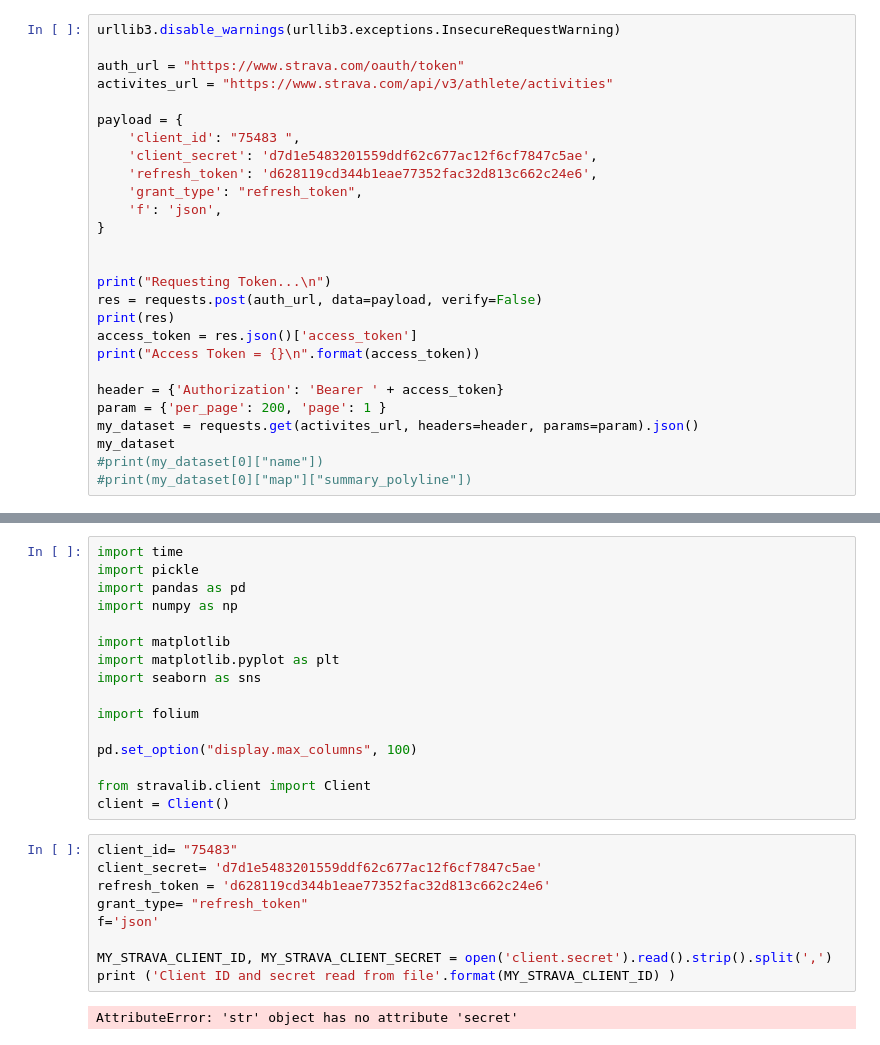
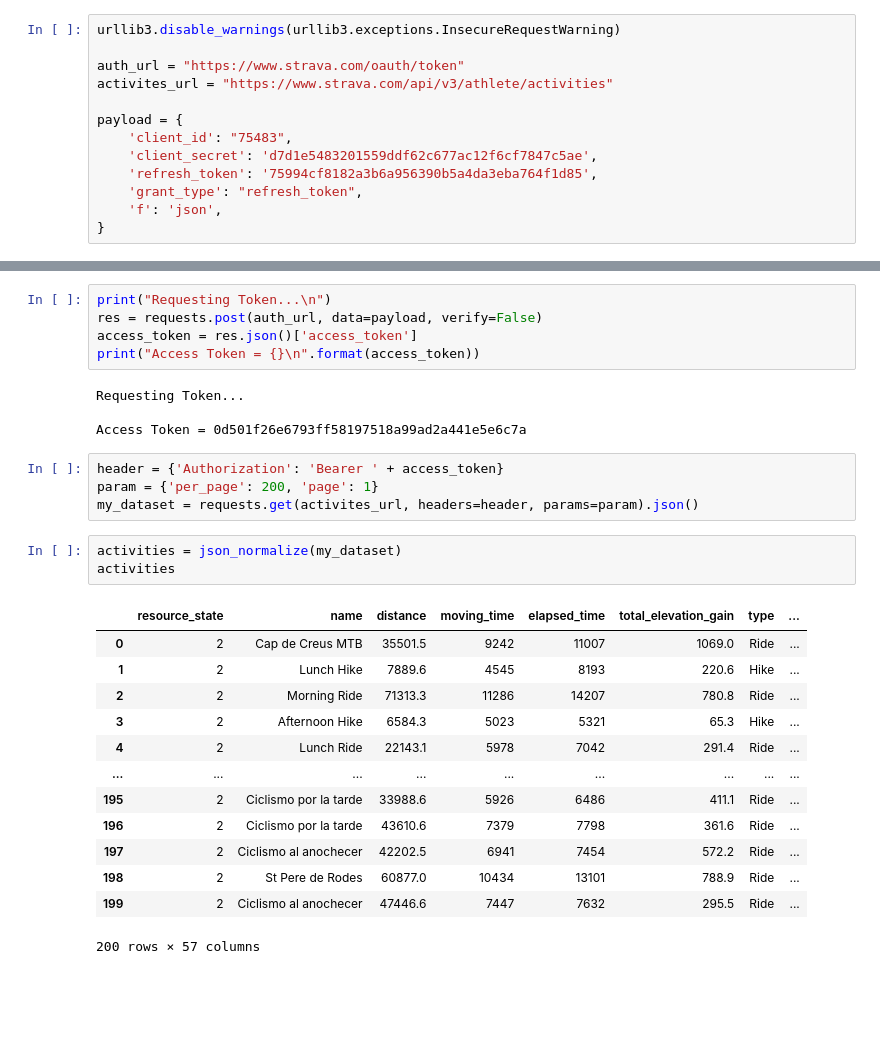
Before and after one commit to ivanrepi/random-datasets, a Jupyter notebook: strava_api.ipynb, the cells around one changed output, grey strips where cells are left out. Saved outputs shown, nothing was run; the diff lists cells and outputs as text; blank space fills up the shorter version.

```diff
--- a/strava_api.ipynb
+++ b/strava_api.ipynb
@@ -8,23 +10,9 @@ auth_url = "https://www.strava.com/oauth/token"
 activites_url = "https://www.strava.com/api/v3/athlete/activities"
 
 payload = {
-    'client_id': "75483	",
+    'client_id': "75483",
     'client_secret': 'd7d1e5483201559ddf62c677ac12f6cf7847c5ae',
-    'refresh_token': 'd628119cd344b1eae77352fac32d813c662c24e6',
+    'refresh_token': '75994cf8182a3b6a956390b5a4da3eba764f1d85',
     'grant_type': "refresh_token",
     'f': 'json',
 }
-
-
-print("Requesting Token...\n")
-res = requests.post(auth_url, data=payload, verify=False)
-print(res)
-access_token = res.json()['access_token']
-print("Access Token = {}\n".format(access_token))
-
-header = {'Authorization': 'Bearer ' + access_token}
-param = {'per_page': 200, 'page': 1 }
-my_dataset = requests.get(activites_url, headers=header, params=param).json()
-my_dataset
-#print(my_dataset[0]["name"])
-#print(my_dataset[0]["map"]["summary_polyline"])
@@ -60,27 +19,30 @@ response
-# %%
-import time
-import pickle
-import pandas as pd
-import numpy as np
-
-import matplotlib
-import matplotlib.pyplot as plt
-import seaborn as sns
-
-import folium
-
-pd.set_option("display.max_columns", 100)
-
-from stravalib.client import Client
-client = Client()
-# %%
-client_id= "75483"
-client_secret= 'd7d1e5483201559ddf62c677ac12f6cf7847c5ae'
-refresh_token = 'd628119cd344b1eae77352fac32d813c662c24e6'
-grant_type= "refresh_token"
-f='json'
-
-MY_STRAVA_CLIENT_ID, MY_STRAVA_CLIENT_SECRET = open('client.secret').read().strip().split(',')
-print ('Client ID and secret read from file'.format(MY_STRAVA_CLIENT_ID) )
-# %% [output]
-AttributeError: 'str' object has no attribute 'secret'
+# %%
+print("Requesting Token...\n")
+res = requests.post(auth_url, data=payload, verify=False)
+access_token = res.json()['access_token']
+print("Access Token = {}\n".format(access_token))
+# %% [output]
+Requesting Token...
+
+Access Token = 0d501f26e6793ff58197518a99ad2a441e5e6c7a
+# %%
+header = {'Authorization': 'Bearer ' + access_token}
+param = {'per_page': 200, 'page': 1}
+my_dataset = requests.get(activites_url, headers=header, params=param).json()
+# %%
+activities = json_normalize(my_dataset)
+activities
+# %% [output]
+|  | resource_state | name | distance | moving_time | elapsed_time | total_elevation_gain | type | ... |
+| 0 | 2 | Cap de Creus MTB | 35501.5 | 9242 | 11007 | 1069.0 | Ride | ... |
+| 1 | 2 | Lunch Hike | 7889.6 | 4545 | 8193 | 220.6 | Hike | ... |
+| 2 | 2 | Morning Ride | 71313.3 | 11286 | 14207 | 780.8 | Ride | ... |
+| 3 | 2 | Afternoon Hike | 6584.3 | 5023 | 5321 | 65.3 | Hike | ... |
+| 4 | 2 | Lunch Ride | 22143.1 | 5978 | 7042 | 291.4 | Ride | ... |
+| ... | ... | ... | ... | ... | ... | ... | ... | ... |
+| 195 | 2 | Ciclismo por la tarde | 33988.6 | 5926 | 6486 | 411.1 | Ride | ... |
+| 196 | 2 | Ciclismo por la tarde | 43610.6 | 7379 | 7798 | 361.6 | Ride | ... |
+| 197 | 2 | Ciclismo al anochecer | 42202.5 | 6941 | 7454 | 572.2 | Ride | ... |
+| 198 | 2 | St Pere de Rodes | 60877.0 | 10434 | 13101 | 788.9 | Ride | ... |
+| 199 | 2 | Ciclismo al anochecer | 47446.6 | 7447 | 7632 | 295.5 | Ride | ... |
+200 rows × 57 columns
```
Also changed, not shown: parts of 7 cells of this notebook.
